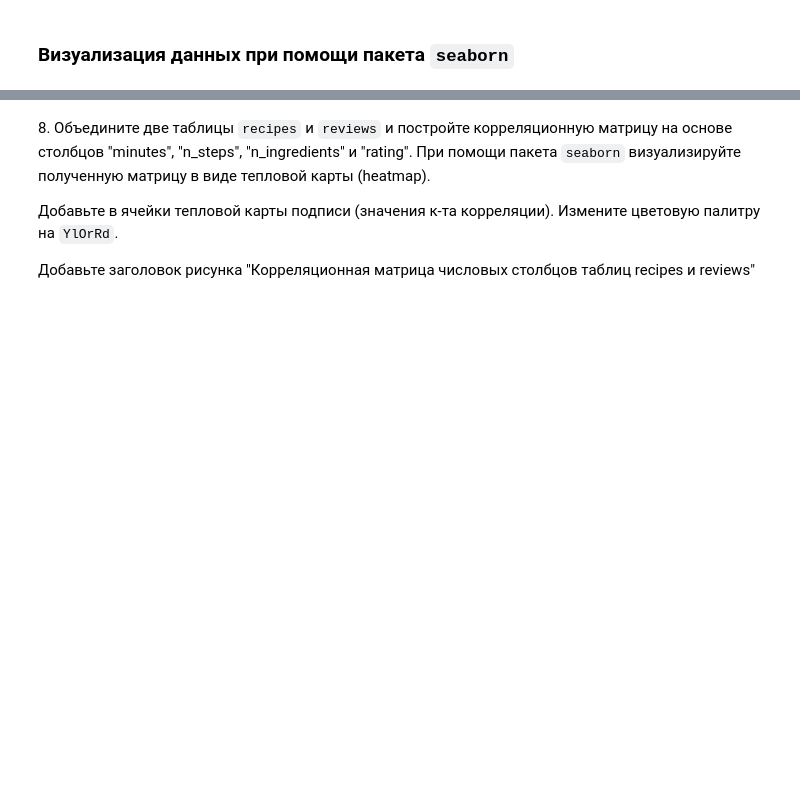
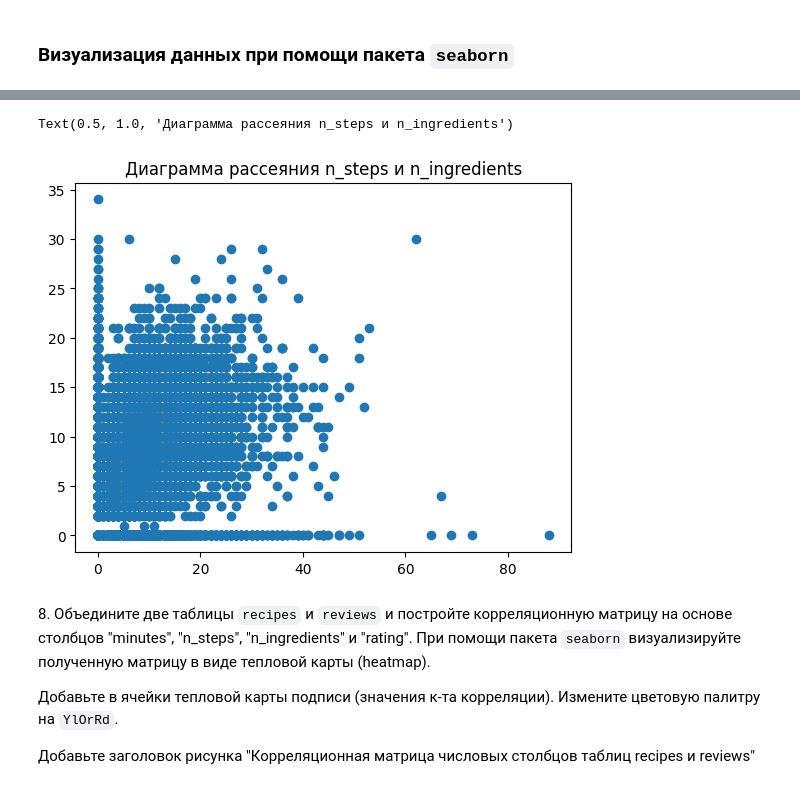
Before and after one commit to ms236566/-, a Jupyter notebook: 05_visualization_MoskvichevaOV.ipynb, the cells around one changed output, grey strips where cells are left out. Cells and saved outputs as stored; diff of their text form; code cells hidden in the pictures; blank space fills up the shorter version.

```diff
--- a/05_visualization_MoskvichevaOV.ipynb
+++ b/05_visualization_MoskvichevaOV.ipynb
@@ -410,0 +385,5 @@ ax.legend()
+# %%
+df_united = pd.concat([recipes['n_steps'],recipes['n_ingredients'], reviews['rating']], axis=1)
+df_united = df_united.astype('Int64')
+df_united = df_united.fillna(0).astype('Int64')
+df_united.sample(10)
@@ -411,3 +402,11 @@ ax.legend()
+# %%
+a = df_united['n_steps']
+b = df_united['n_ingredients']
+plt.scatter(a,b)
+plt.title('Диаграмма рассеяния n_steps и n_ingredients')
+# %% [output]
+Text(0.5, 1.0, 'Диаграмма рассеяния n_steps и n_ingredients')
+[figure, added]
 # %% [markdown]
 8\. Объедините две таблицы `recipes` и `reviews` и постройте корреляционную матрицу на основе столбцов "minutes", "n_steps", "n_ingredients" и "rating". При помощи пакета `seaborn` визуализируйте полученную матрицу в виде тепловой карты (heatmap).
 
```
Also changed, not shown: parts of 4 cells of this notebook.
